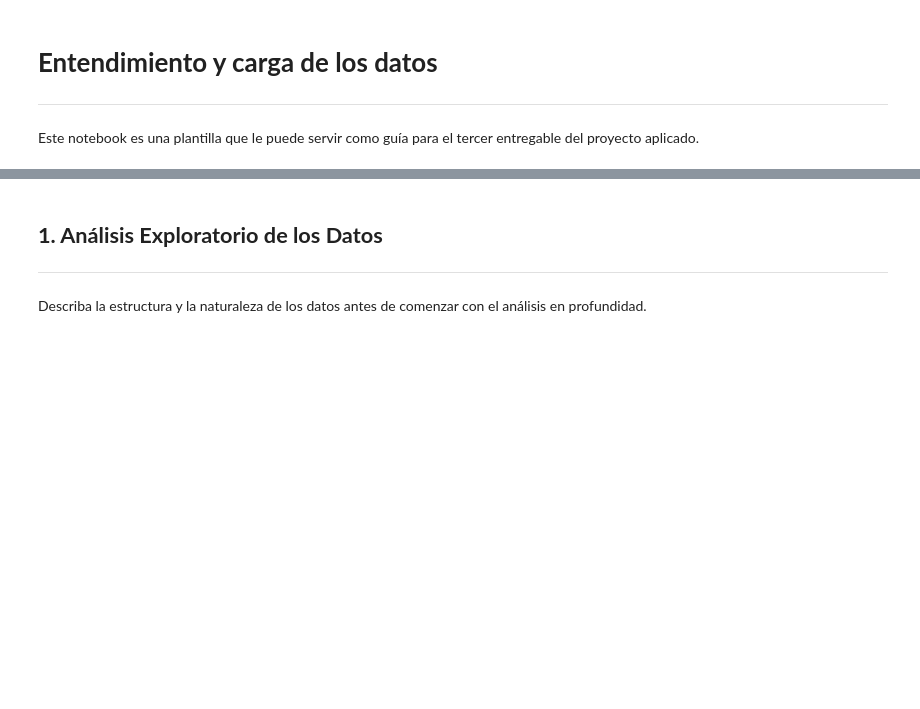
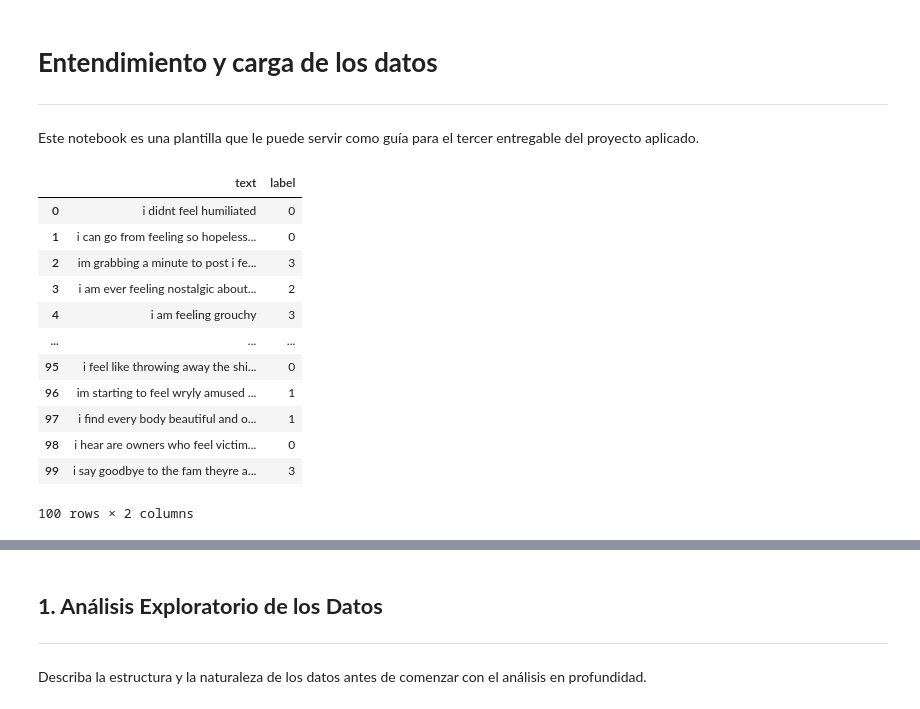
Before and after one commit to Robert-Gomez-AI/HeartFailure, a Jupyter notebook: M3U4_fase_3_Entendimiento_de_los_datos.ipynb, the cells around one changed output, grey strips where cells are left out. Drawn from its saved outputs; the diff is of its cells as text; code cells hidden in the pictures; blank space fills up the shorter version.

```diff
--- a/M3U4_fase_3_Entendimiento_de_los_datos.ipynb
+++ b/M3U4_fase_3_Entendimiento_de_los_datos.ipynb
@@ -9,0 +23,16 @@ Este notebook es una plantilla que le puede servir como guía para el tercer ent
+# %%
+df
+# %% [output]
+|  | text | label |
+| 0 | i didnt feel humiliated | 0 |
+| 1 | i can go from feeling so hopeless... | 0 |
+| 2 | im grabbing a minute to post i fe... | 3 |
+| 3 | i am ever feeling nostalgic about... | 2 |
+| 4 | i am feeling grouchy | 3 |
+| ... | ... | ... |
+| 95 | i feel like throwing away the shi... | 0 |
+| 96 | im starting to feel wryly amused ... | 1 |
+| 97 | i find every body beautiful and o... | 1 |
+| 98 | i hear are owners who feel victim... | 0 |
+| 99 | i say goodbye to the fam theyre a... | 3 |
+100 rows × 2 columns
```
Also changed, not shown: parts of 7 cells of this notebook.
